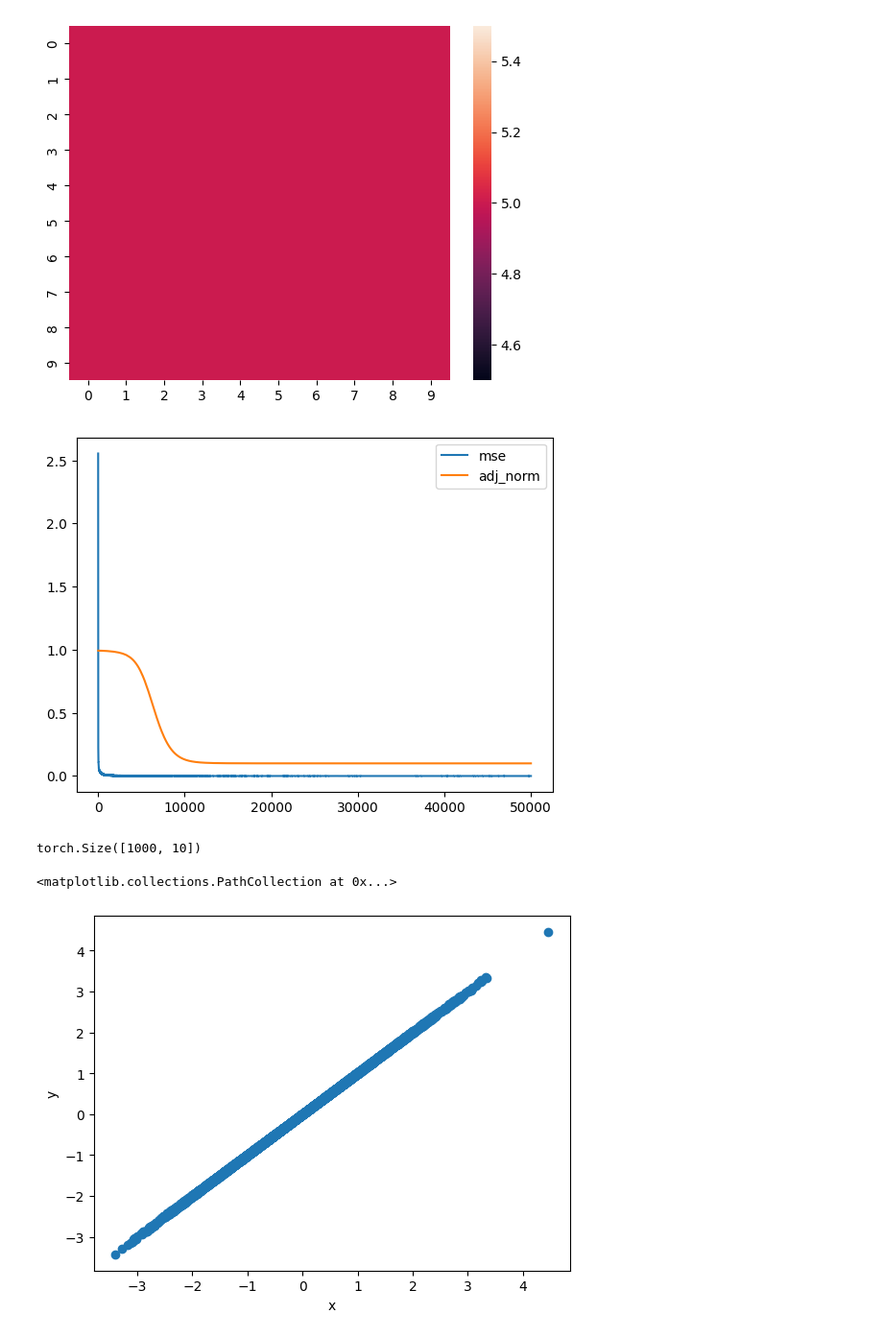
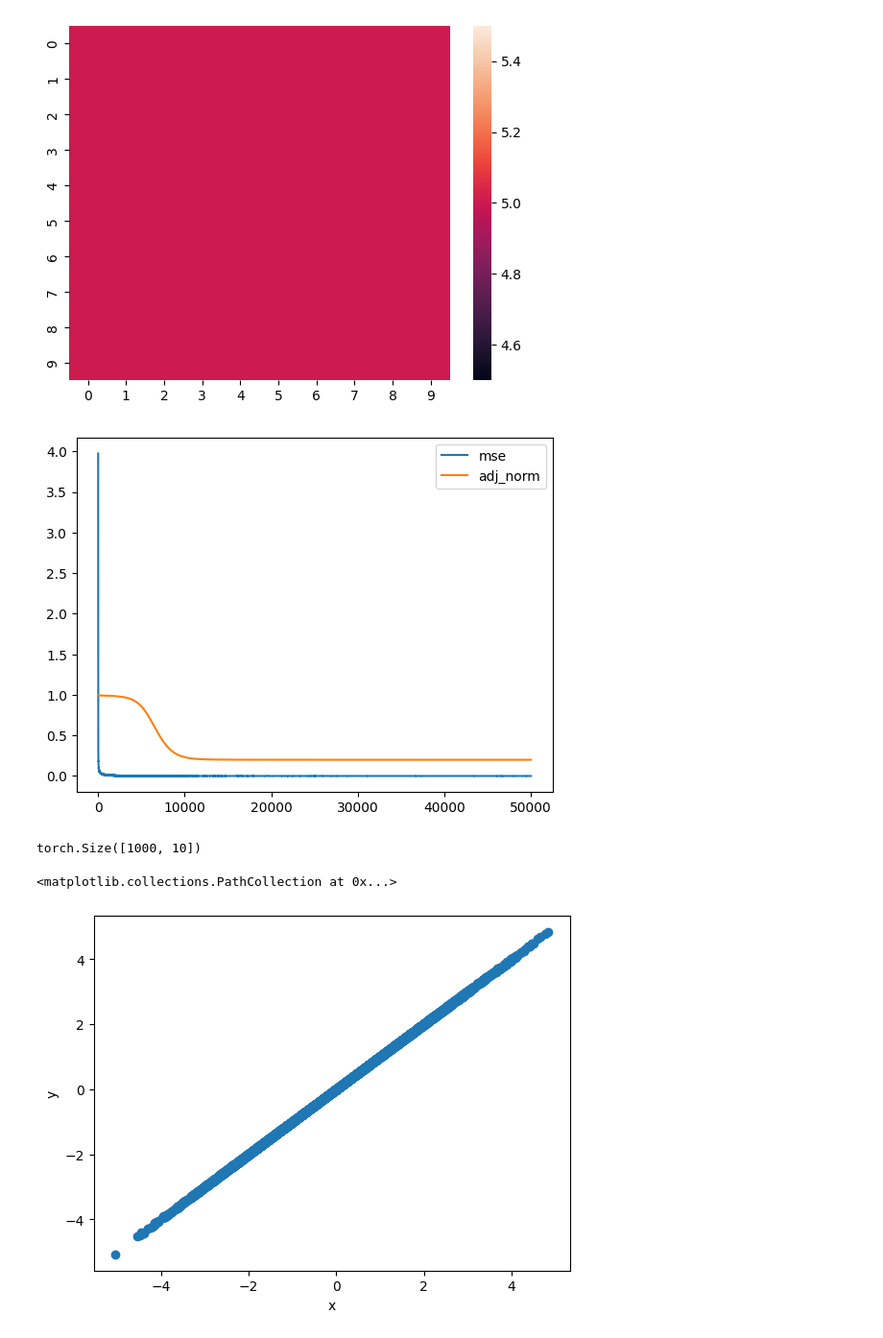
Before and after one commit to kaiu85/dcdi, a Jupyter notebook: Test_Feed_Forward_Model.ipynb, the cells around one changed output. Shown at 96% size. Saved outputs shown, nothing was run; the diff lists cells and outputs as text; code cells hidden in the pictures.

```diff
--- a/Test_Feed_Forward_Model.ipynb
+++ b/Test_Feed_Forward_Model.ipynb
@@ -30,12 +30,15 @@ from tqdm.auto import tqdm
 losses = list()
 reg_losses = list()
 
+shifted_indices = list(range(1,num_vars)) + [0]
+
 for i in tqdm(range(50000)):
     x = torch.randn((batch_size,num_vars)).detach()
 
     y_pred = model(x)
+    y_true = x + x[:,shifted_indices]
 
-    mse = ((x - y_pred.squeeze())**2).mean()
+    mse = ((y_true - y_pred.squeeze())**2).mean()
 
     w_adj = model.get_w_adj()
     adj_norm = torch.norm(w_adj, p=1)
@@ -57,7 +60,7 @@ plt.legend()
 #plt.ylim(0.0,2.0)
 plt.show()
 # %% [output]
-[figure, old version]
+[figure, new version]
 # %%
 x_test = torch.randn((batch_size,num_vars))
 print(x_test.shape)
@@ -65,14 +68,15 @@ print(x_test.shape)
 torch.Size([1000, 10])
 # %%
 y_test = model(x_test)
+y_test_true = x_test + x_test[:,shifted_indices]
 # %%
 plt.figure()
 plt.xlabel('x')
 plt.ylabel('y')
-plt.scatter(x_test.reshape((-1,)).detach().cpu().numpy(), y_test.reshape((-1,)).detach().cpu().numpy())
+plt.scatter(y_test_true.reshape((-1,)).detach().cpu().numpy(), y_test.reshape((-1,)).detach().cpu().numpy())
 # %% [output]
 <matplotlib.collections.PathCollection at 0x...>
-[figure, old version]
+[figure, new version]
 # %%
 import seaborn as sns
 w_adj = model.get_w_adj()
```
Also changed, not shown: parts of 1 cell of this notebook.
